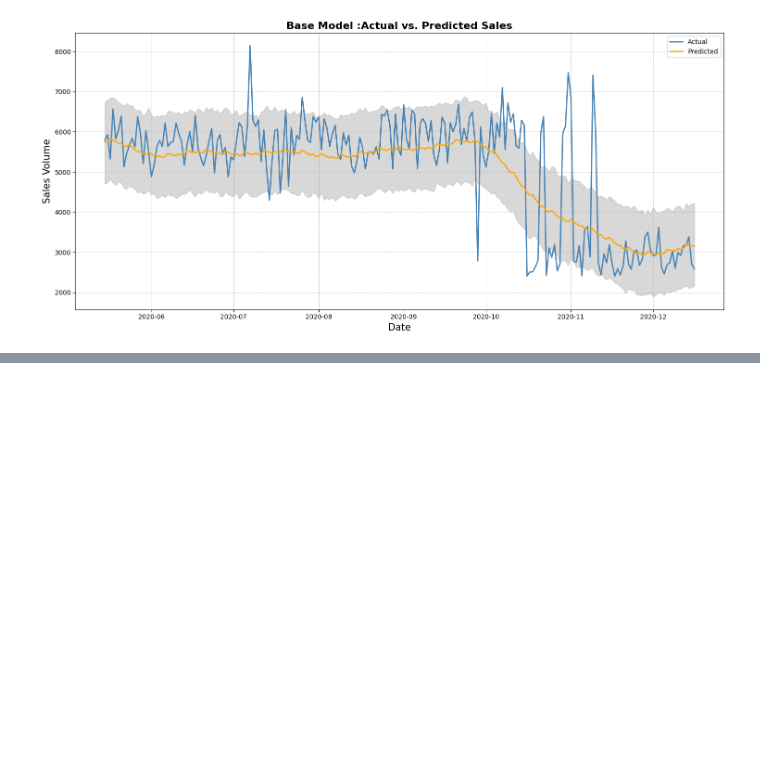
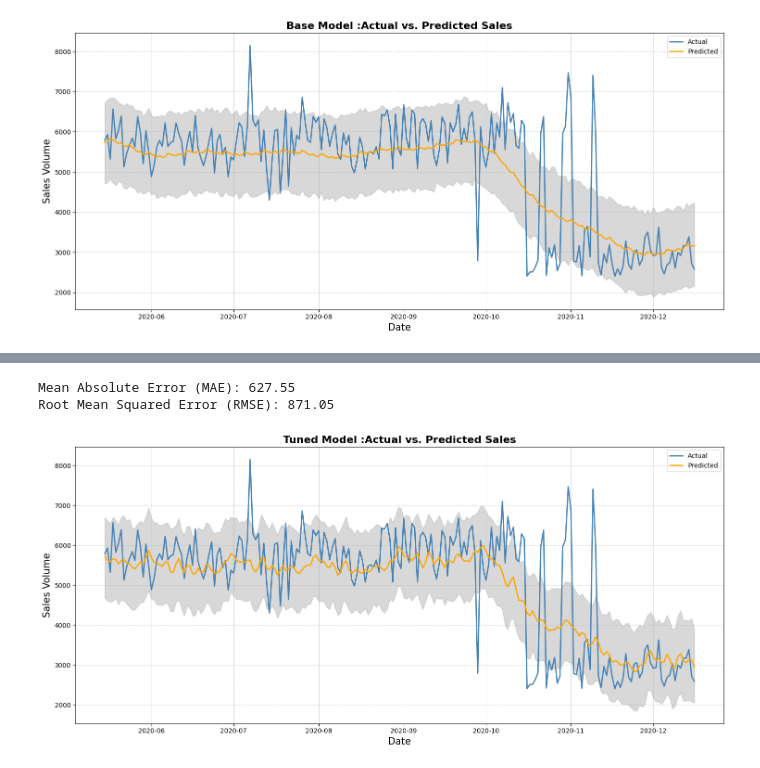
Before and after one commit to jaylesmajor/time-series-analysis, a Jupyter notebook: sales.ipynb, the cells around one changed output, grey strips where cells are left out. Saved outputs shown, nothing was run; the diff lists cells and outputs as text; code cells hidden in the pictures; blank space fills up the shorter version.

Commit message:
Finished Model Fine-Tuning

```diff
--- a/sales.ipynb
+++ b/sales.ipynb
@@ -313,0 +396,13 @@ plot_actual_vs_predicted(test, yhat, title='Base Model :Actual vs. Predicted Sal
+# %%
+# Instantiate the model with yearly and monthly seasonality adjustments
+m_tuned = Prophet(
+        n_changepoints=n_changepoints,
+        yearly_seasonality=True,
+        weekly_seasonality=True,
+        daily_seasonality=False,)
+
+# Add monthly seasonality with the current fourier_order
+m_tuned.add_seasonality(name='monthly', period=30.5, fourier_order=10)
+
+# Fit the model on the training data
+m_tuned.fit(train)
@@ -313,0 +413,14 @@ plot_actual_vs_predicted(test, yhat, title='Base Model :Actual vs. Predicted Sal
+# %%
+# Make predictions on the test data
+yhat_tuned = m_tuned.predict(test[['ds']])
+
+# Evaluate the model
+evaluate_model(yhat_tuned)
+# %% [output]
+Mean Absolute Error (MAE): 627.55
+Root Mean Squared Error (RMSE): 871.05
+# %%
+# Visualize the tuned model
+plot_actual_vs_predicted(test, yhat_tuned, title='Tuned Model :Actual vs. Predicted Sales')
+# %% [output]
+[figure, added]
```
Also changed, not shown: parts of 4 cells of this notebook.
